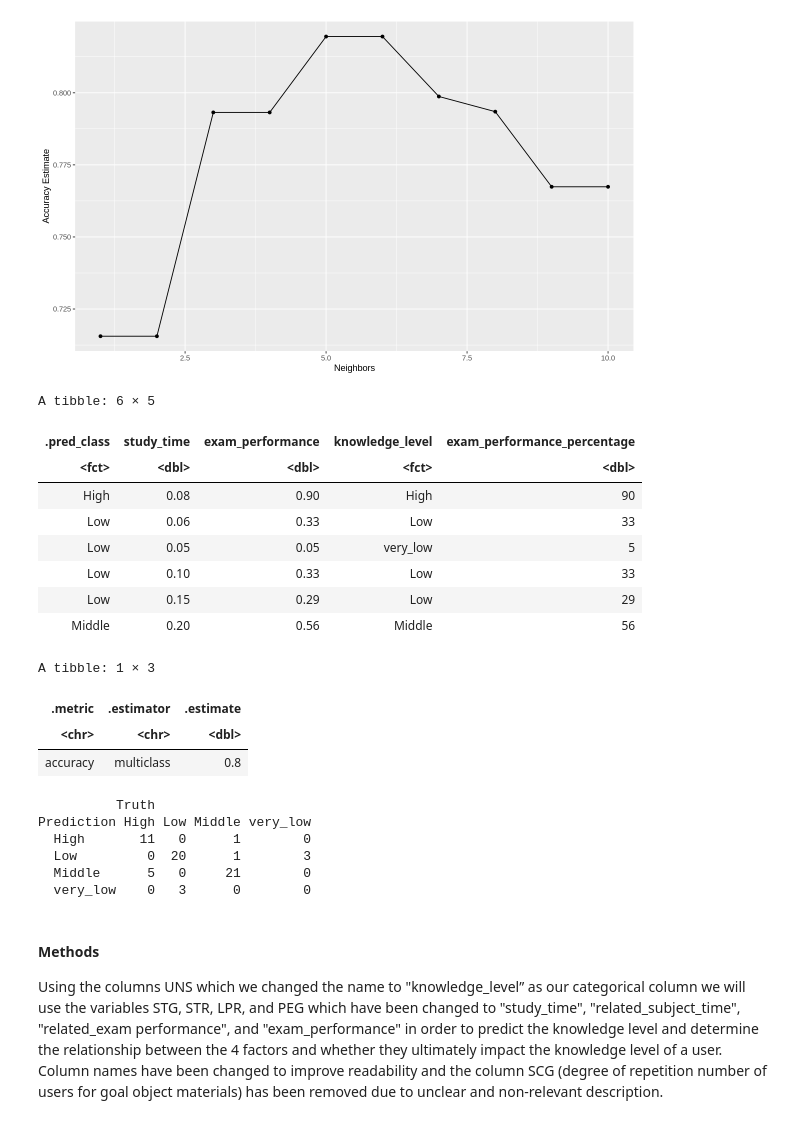
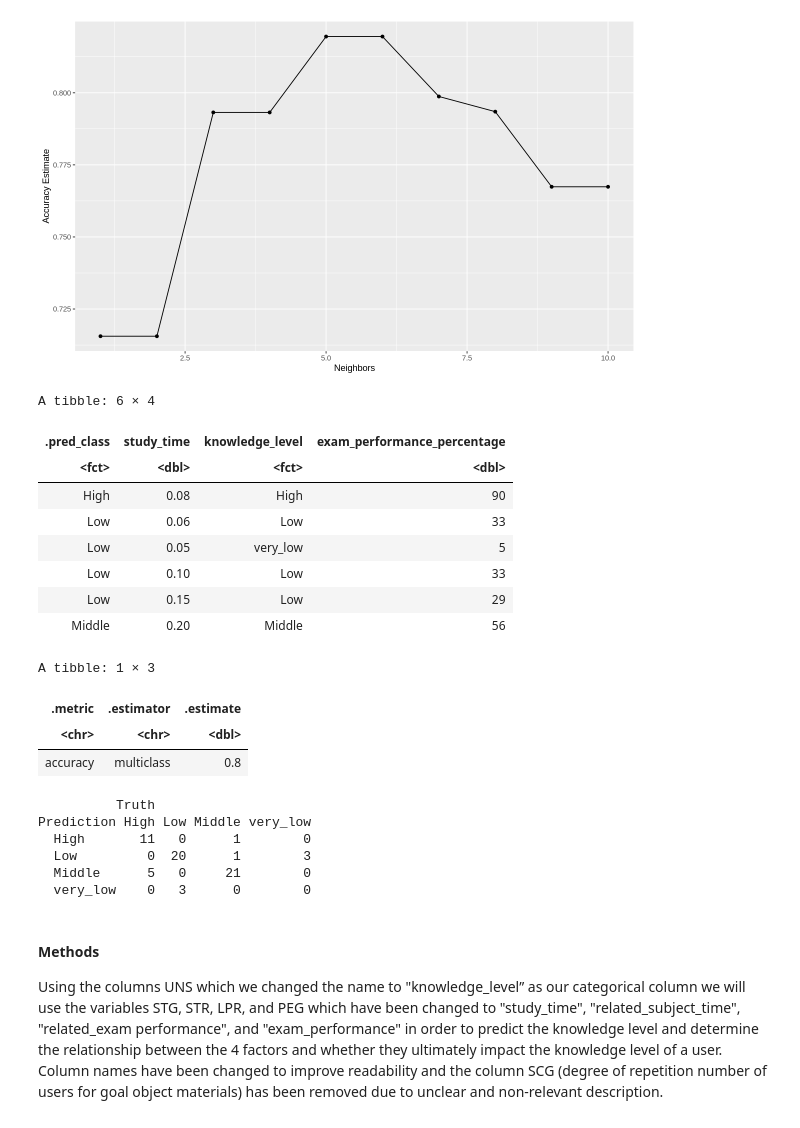
Before and after one commit to maywilsdon/dsci-100-2023s1-group-20, a Jupyter notebook: proposal.ipynb, the cells around one changed output. Cells and saved outputs as stored; diff of their text form; code cells hidden in the pictures.

Commit message:
got rid of the non percent

```diff
--- a/proposal.ipynb
+++ b/proposal.ipynb
@@ -215,39 +193,40 @@ A tibble: 10 × 7
 | 10 | accuracy | multiclass | 0.7673954 | 5 | 0.03062297 | Preprocessor1_Model10 |
 [figure]
 # %%
-#k = 6
+# Performing our classification analysis on our testing data and obtaining the metrics of our analysis
+
 student_spec <- nearest_neighbor(weight_func = "rectangular", neighbors = 6) |>
     set_engine("kknn") |>
     set_mode("classification")
 
 student_fit <- workflow() |>
     add_recipe(student_recipe) |>
     add_model(student_spec) |>
     fit(student_train)
 
 student_predictions <- predict(student_fit, student_test) |>
     bind_cols(student_test) |>
-    select(-related_subject_time, -related_exam_performance)
+    select(-related_subject_time, -related_exam_performance, -exam_performance)
 head(student_predictions)
 
 student_accrucy <- student_predictions|>
     metrics(truth = knowledge_level, estimate = .pred_class) |>
     filter(.metric == "accuracy")
 student_accrucy
 
 student_conf <- student_predictions |>
      conf_mat(truth = knowledge_level, estimate = .pred_class)
 student_conf
 # %% [output]
-A tibble: 6 × 5
+A tibble: 6 × 4
-| .pred_class | study_time | exam_performance | knowledge_level | exam_performance_percentage |
-| <fct> | <dbl> | <dbl> | <fct> | <dbl> |
-| High | 0.08 | 0.90 | High | 90 |
-| Low | 0.06 | 0.33 | Low | 33 |
-| Low | 0.05 | 0.05 | very_low | 5 |
-| Low | 0.10 | 0.33 | Low | 33 |
-| Low | 0.15 | 0.29 | Low | 29 |
-| Middle | 0.20 | 0.56 | Middle | 56 |
+| .pred_class | study_time | knowledge_level | exam_performance_percentage |
+| <fct> | <dbl> | <fct> | <dbl> |
+| High | 0.08 | High | 90 |
+| Low | 0.06 | Low | 33 |
+| Low | 0.05 | very_low | 5 |
+| Low | 0.10 | Low | 33 |
+| Low | 0.15 | Low | 29 |
+| Middle | 0.20 | Middle | 56 |
 A tibble: 1 × 3
 | .metric | .estimator | .estimate |
 | <chr> | <chr> | <dbl> |
```
Also changed, not shown: parts of 5 cells of this notebook.
